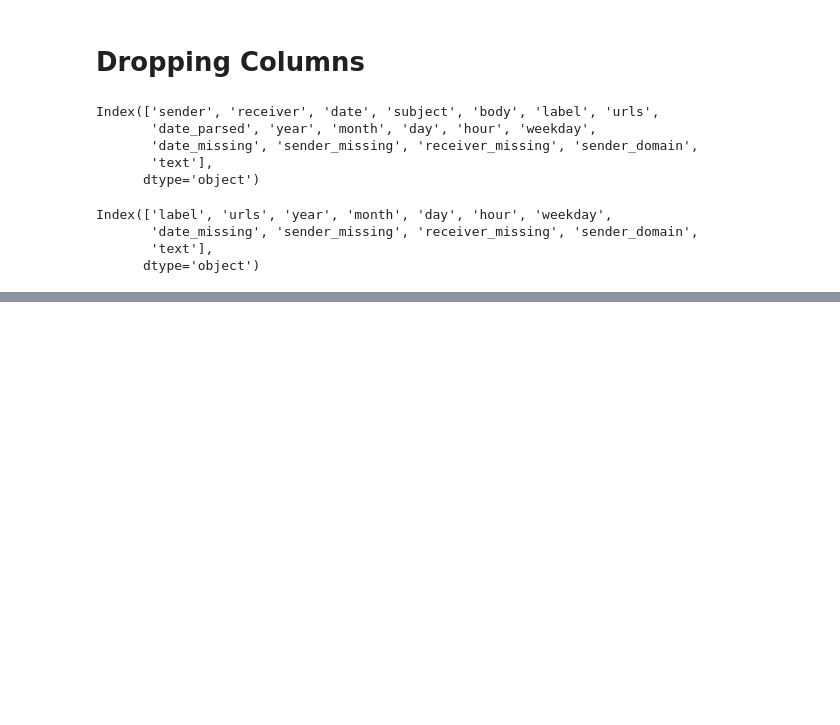
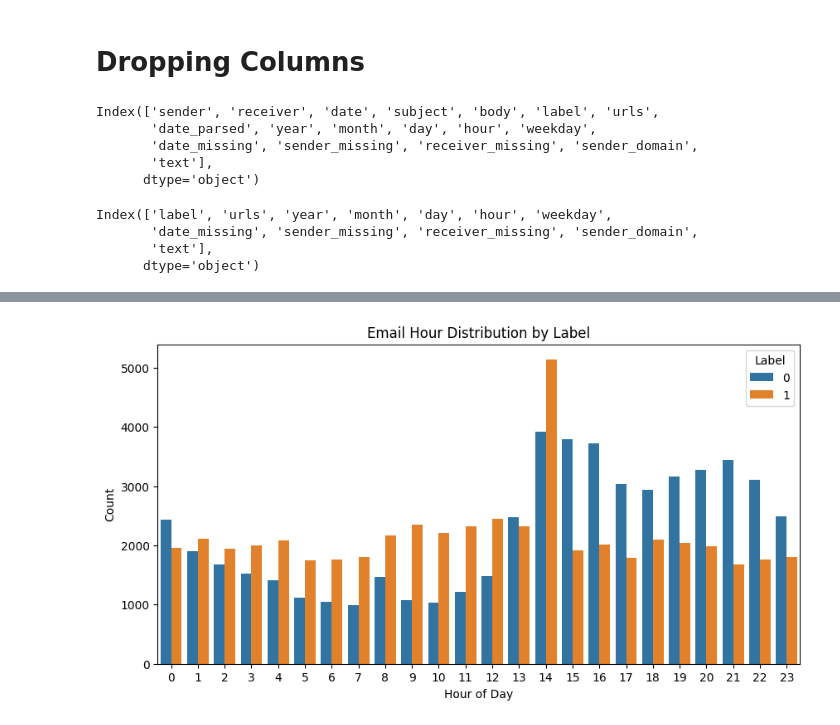
Before and after one commit to Freezyo7/Phishing_mail_detection, a Jupyter notebook: main.ipynb, the cells around one changed output, grey strips where cells are left out. Saved outputs shown, nothing was run; the diff lists cells and outputs as text; code cells hidden in the pictures; blank space fills up the shorter version.

```diff
--- a/main.ipynb
+++ b/main.ipynb
@@ -290,0 +309,11 @@ Index(['label', 'urls', 'year', 'month', 'day', 'hour', 'weekday',
+# %%
+# hour vs label
+plt.figure(figsize=(10,5))
+sns.countplot(x='hour', hue='label', data=df)
+plt.title('Email Hour Distribution by Label')
+plt.xlabel('Hour of Day')
+plt.ylabel('Count')
+plt.legend(title='Label')
+plt.show()
+# %% [output]
+[figure, added]
```
Also changed, not shown: parts of 10 cells of this notebook.
